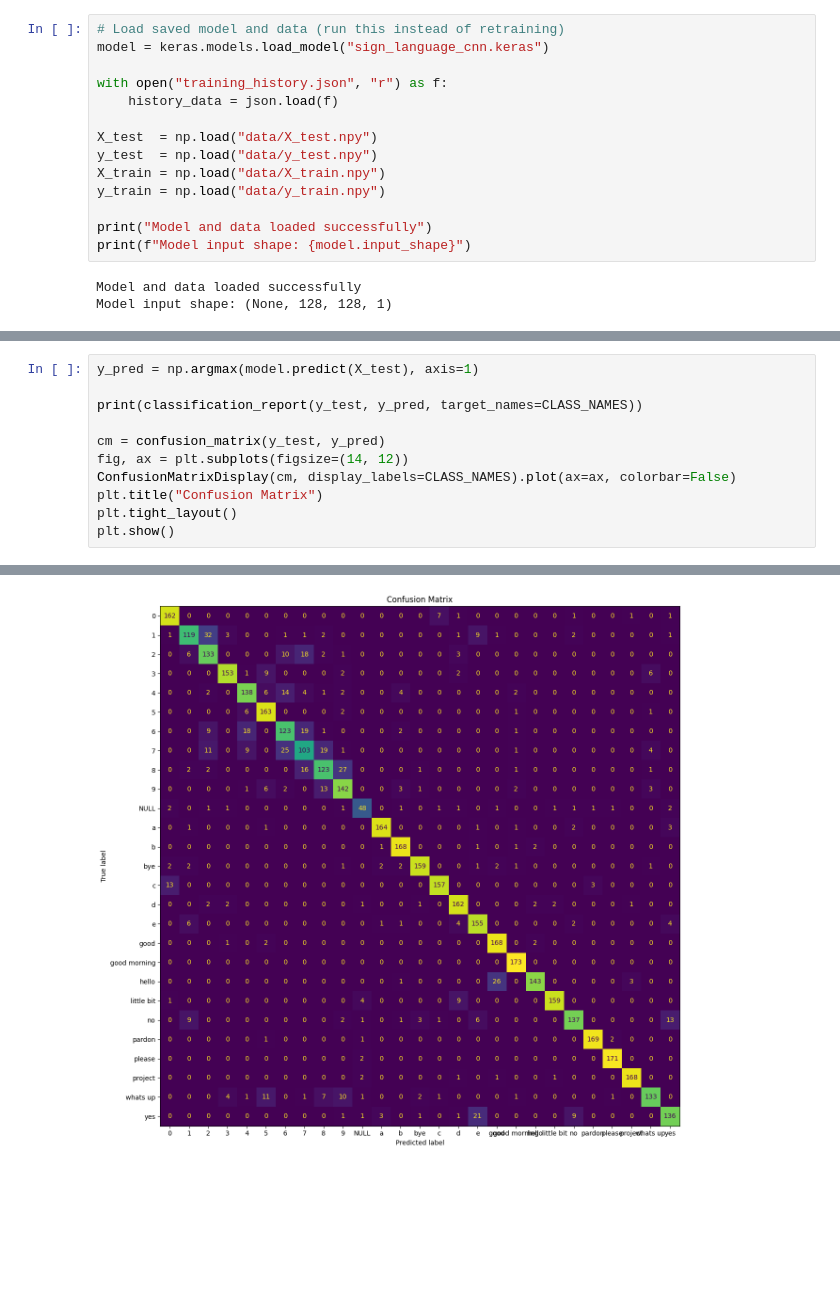
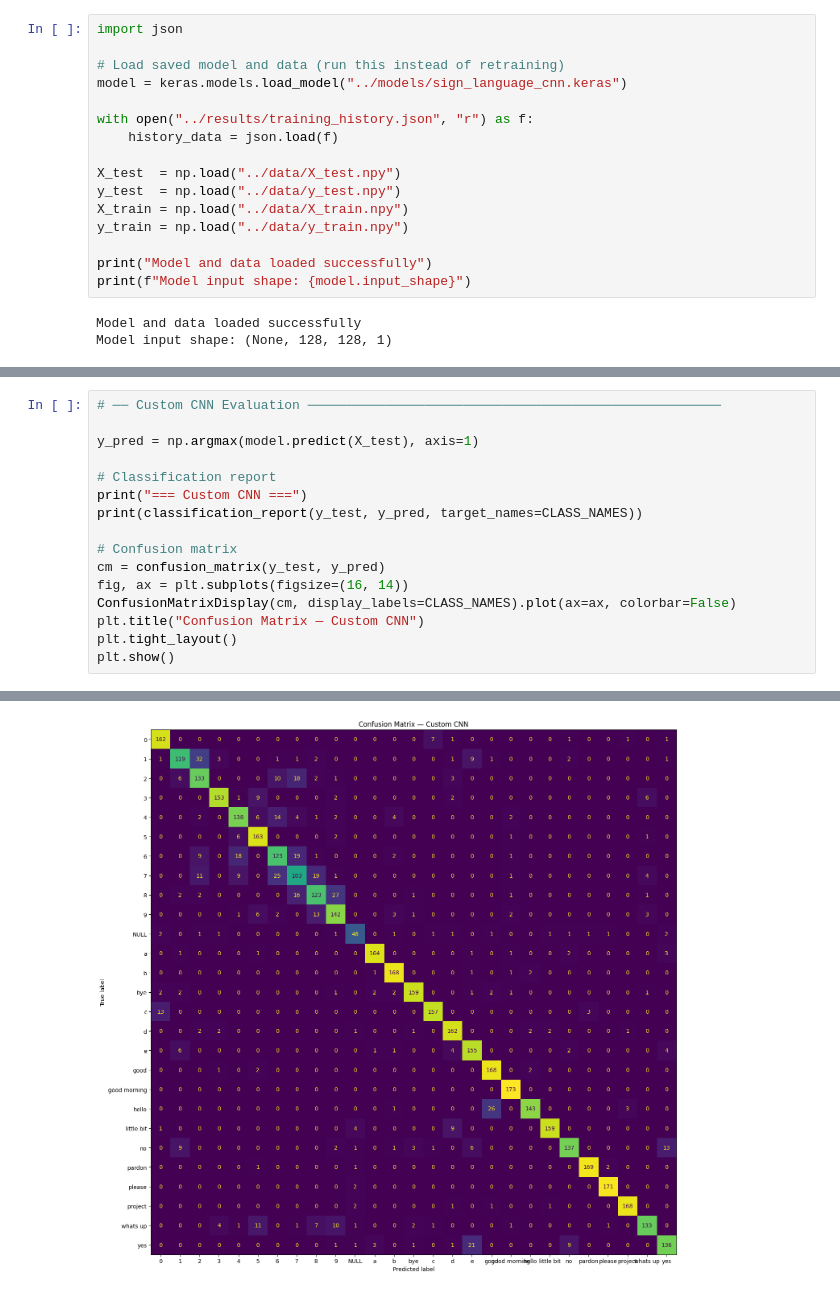
Before and after one commit to Jamato004/CS171-Final-Project, a Jupyter notebook: notebooks/sign_language_cnn.ipynb, the cells around one changed output, grey strips where cells are left out. Drawn from its saved outputs; the diff is of its cells as text; blank space fills up the shorter version.

Commit message:
Organize files, Clean resnet model, Add more evaluation images

```diff
--- a/sign_language_cnn.ipynb
+++ b/notebooks/sign_language_cnn.ipynb
@@ -458,16 +430,18 @@ Epoch 72/100
 Loads the saved model, training history, and preprocessed data splits directly from disk.
 Requires `sign_language_cnn.keras`, `training_history.json`, and the `data/` split files to exist.
 # %%
+import json
+
 # Load saved model and data (run this instead of retraining)
-model = keras.models.load_model("sign_language_cnn.keras")
+model = keras.models.load_model("../models/sign_language_cnn.keras")
 
-with open("training_history.json", "r") as f:
+with open("../results/training_history.json", "r") as f:
     history_data = json.load(f)
 
-X_test  = np.load("data/X_test.npy")
-y_test  = np.load("data/y_test.npy")
-X_train = np.load("data/X_train.npy")
-y_train = np.load("data/y_train.npy")
+X_test  = np.load("../data/X_test.npy")
+y_test  = np.load("../data/y_test.npy")
+X_train = np.load("../data/X_train.npy")
+y_train = np.load("../data/y_train.npy")
 
 print("Model and data loaded successfully")
 print(f"Model input shape: {model.input_shape}")
@@ -528,12 +458,17 @@ plt.show()
 # %%
+# ── Custom CNN Evaluation ─────────────────────────────────────────────────────
+
 y_pred = np.argmax(model.predict(X_test), axis=1)
 
+# Classification report
+print("=== Custom CNN ===")
 print(classification_report(y_test, y_pred, target_names=CLASS_NAMES))
 
+# Confusion matrix
 cm = confusion_matrix(y_test, y_pred)
-fig, ax = plt.subplots(figsize=(14, 12))
+fig, ax = plt.subplots(figsize=(16, 14))
 ConfusionMatrixDisplay(cm, display_labels=CLASS_NAMES).plot(ax=ax, colorbar=False)
-plt.title("Confusion Matrix")
+plt.title("Confusion Matrix — Custom CNN")
 plt.tight_layout()
 plt.show()
 # %% [output]
@@ -553,5 +488,5 @@ plt.show()
 
     accuracy                           0.86      4561
    macro avg       0.86      0.86      0.86      4561
 weighted avg       0.86      0.86      0.86      4561
-[figure, old version]
+[figure, new version]
```
Also changed, not shown: parts of 16 cells of this notebook, 5 other files.
